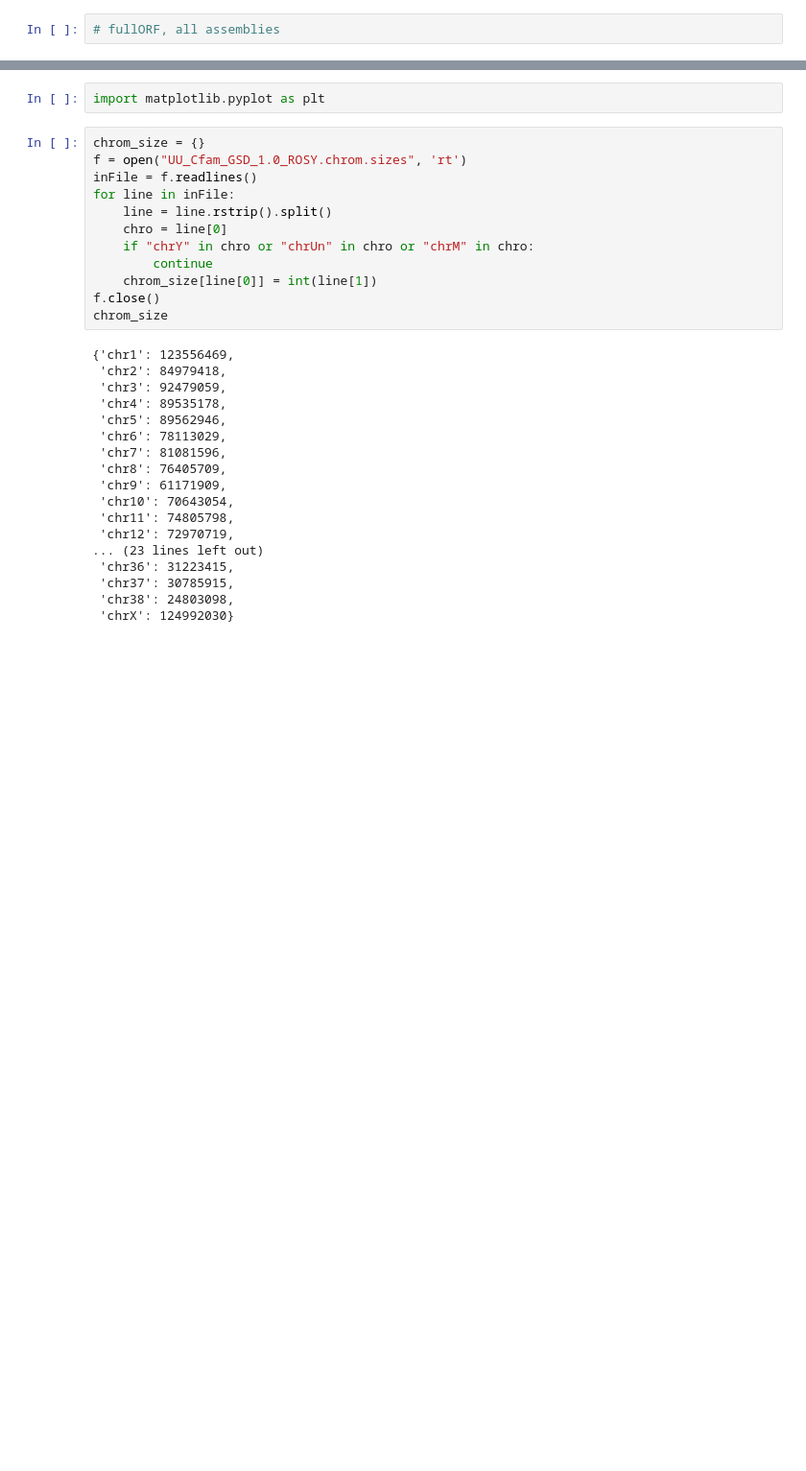
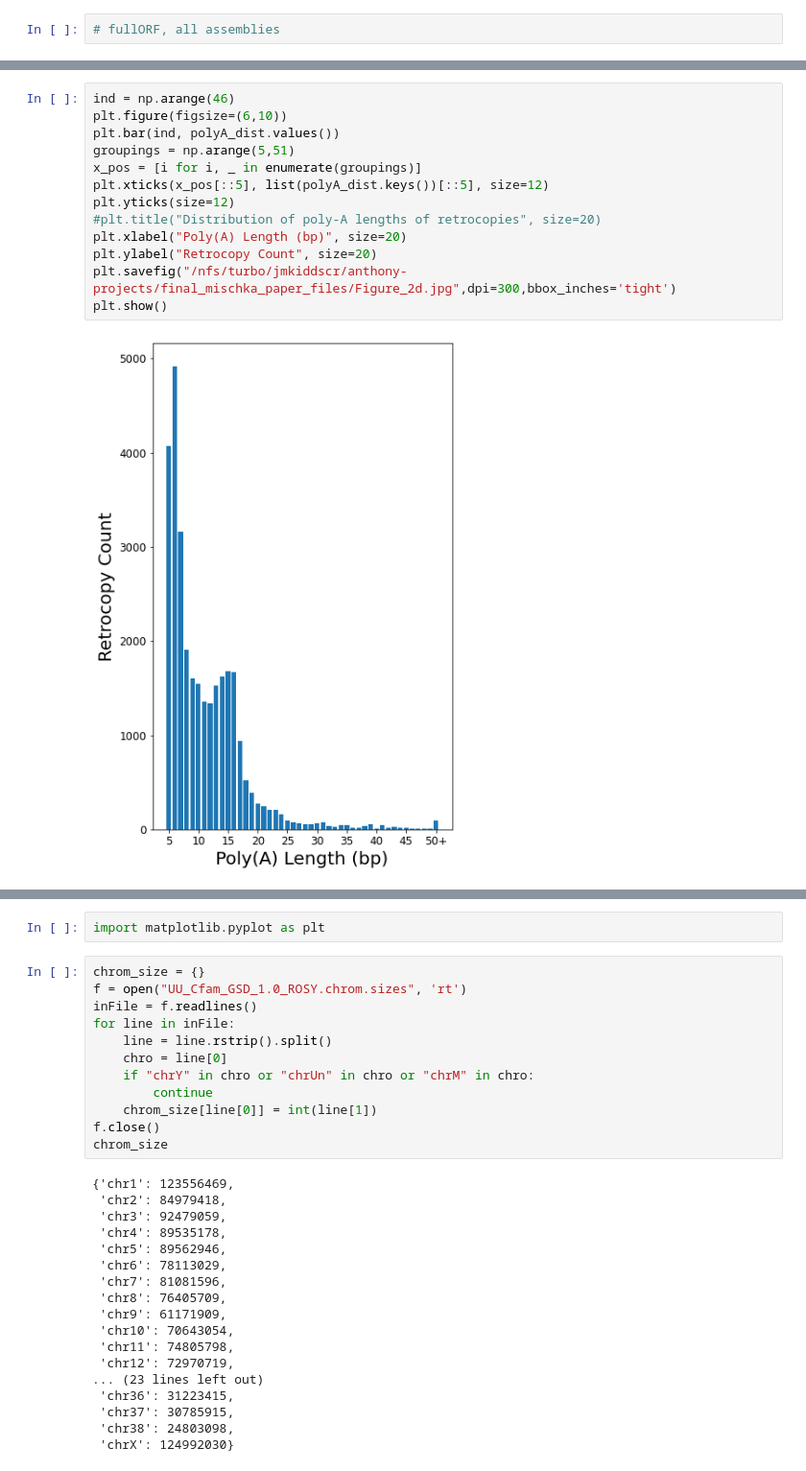
Before and after one commit to antnguye/dups_and_retrogenes_in_canine_assemblies, a Jupyter notebook: retrogene_scripts/retrocopy_hallmark_analysis.ipynb, the cells around one changed output, grey strips where cells are left out. Shown at 96% size. Drawn from its saved outputs; the diff is of its cells as text; blank space fills up the shorter version.

```diff
--- a/retrogene_scripts/retrocopy_hallmark_analysis.ipynb
+++ b/retrogene_scripts/retrocopy_hallmark_analysis.ipynb
@@ -353,0 +615,15 @@ neither 0 0.0
+# %%
+ind = np.arange(46)
+plt.figure(figsize=(6,10))
+plt.bar(ind, polyA_dist.values())
+groupings = np.arange(5,51)
+x_pos = [i for i, _ in enumerate(groupings)]
+plt.xticks(x_pos[::5], list(polyA_dist.keys())[::5], size=12)
+plt.yticks(size=12)
+#plt.title("Distribution of poly-A lengths of retrocopies", size=20)
+plt.xlabel("Poly(A) Length (bp)", size=20)
+plt.ylabel("Retrocopy Count", size=20)
+plt.savefig("/nfs/turbo/jmkiddscr/anthony-projects/final_mischka_paper_files/Figure_2d.jpg",dpi=300,bbox_inches='tight')
+plt.show()
+# %% [output]
+[figure, added]
```
Also changed, not shown: parts of 54 cells of this notebook, 20 other files.
